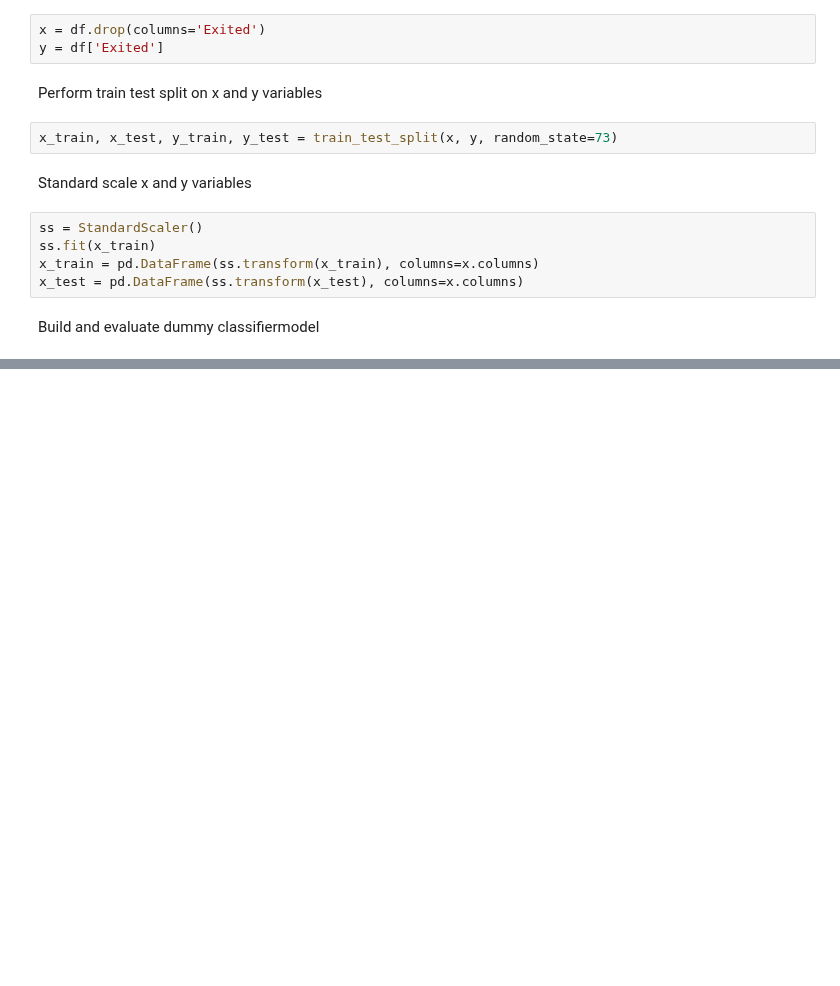
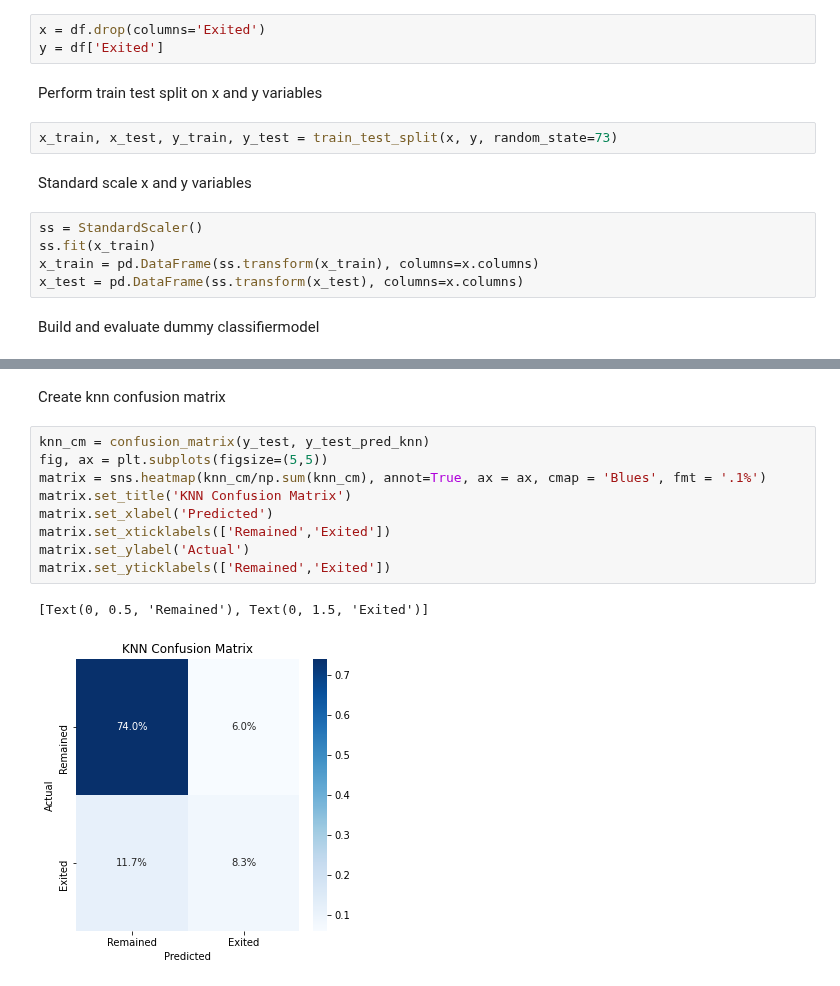
Before and after one commit to blantj/customer_churn_classification, a Jupyter notebook: Modeling.ipynb, the cells around one changed output, grey strips where cells are left out. Saved outputs shown, nothing was run; the diff lists cells and outputs as text; blank space fills up the shorter version.

```diff
--- a/Modeling.ipynb
+++ b/Modeling.ipynb
@@ -297,0 +336,14 @@ print('Test precision score', precision_score(y_test, y_test_pred_ab))
+# %% [markdown]
+Create knn confusion matrix
+# %%
+knn_cm = confusion_matrix(y_test, y_test_pred_knn)
+fig, ax = plt.subplots(figsize=(5,5))
+matrix = sns.heatmap(knn_cm/np.sum(knn_cm), annot=True, ax = ax, cmap = 'Blues', fmt = '.1%')
+matrix.set_title('KNN Confusion Matrix')
+matrix.set_xlabel('Predicted')
+matrix.set_xticklabels(['Remained','Exited'])
+matrix.set_ylabel('Actual')
+matrix.set_yticklabels(['Remained','Exited'])
+# %% [output]
+[Text(0, 0.5, 'Remained'), Text(0, 1.5, 'Exited')]
+[figure, added]
```
Also changed, not shown: parts of 37 cells of this notebook.
